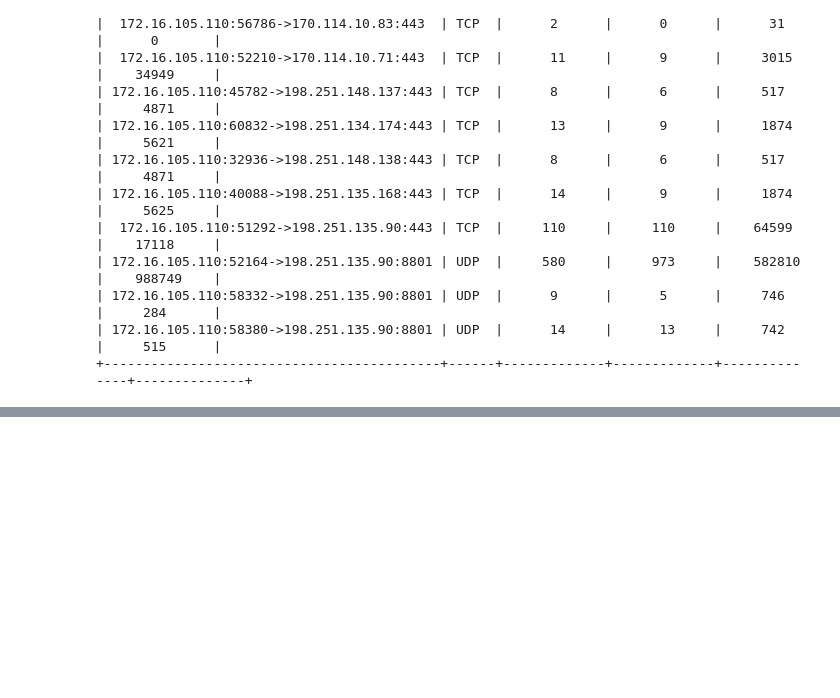
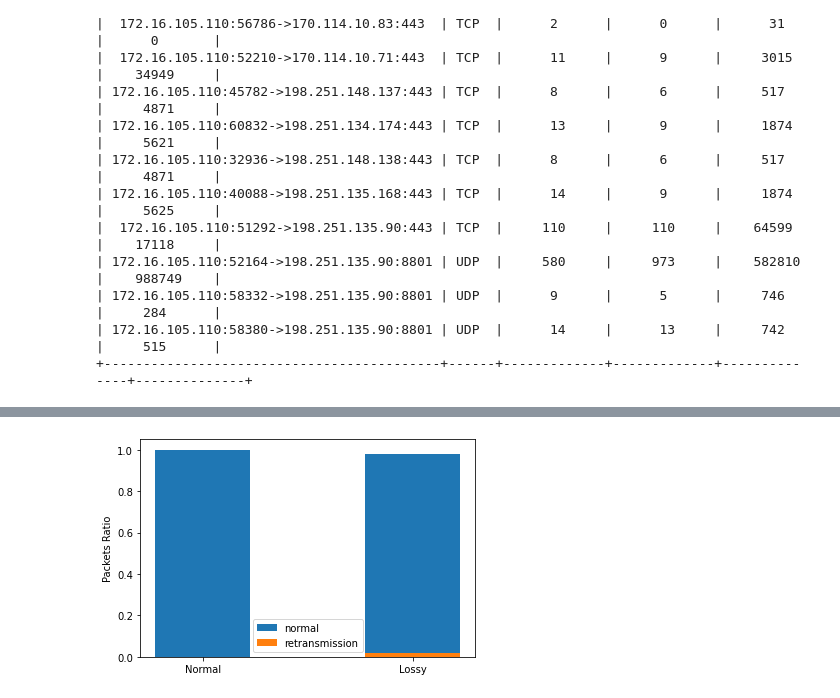
Before and after one commit to AceSix/CS1680-final, a Jupyter notebook: stage_compare.ipynb, the cells around one changed output, grey strips where cells are left out. Saved outputs shown, nothing was run; the diff lists cells and outputs as text; code cells hidden in the pictures; blank space fills up the shorter version.

```diff
--- a/stage_compare.ipynb
+++ b/stage_compare.ipynb
@@ -117,5 +120,5 @@ def get_connections(filename):
 # %%
-get_connections("zoom/zoom_full.pcapng")
+norm = get_connections("zoom/zoom_full.pcapng")
 # %% [output]
 +-------------------------------------------+------+-------------+-------------+--------------+--------------+
 |                 Connection                | Type | Num Pkt H2R | Num Pkt R2H | Len Data H2R | Len Data R2H |
@@ -202,0 +140,2 @@ get_connections("zoom/zoom_turn.pcapng")
+# %%
+lossy = get_connections("zoom/zoom_loss.pcapng")
@@ -202,0 +160,3 @@ get_connections("zoom/zoom_turn.pcapng")
+# %%
+norm_pkts = []
+retrans = []
@@ -202,0 +180,31 @@ get_connections("zoom/zoom_turn.pcapng")
+# %%
+prev_seq = 0
+prev_len = 0
+
+retransmissions = 0
+
+for info in lossy[10]['rcv_packets']:
+    if info['seq']==prev_seq and info['len']==prev_len and info['len']!=0:
+        retransmissions += 1
+    prev_seq = info['seq']
+    prev_len = info['len']
+
+ratio = retransmissions/len(lossy[10]['rcv_packets'])
+norm_pkts.append(1-ratio)
+retrans.append(ratio)
+# %%
+labels = ['Normal', 'Lossy']
+
+width = 0.45
+
+fig, ax = plt.subplots()
+
+ax.bar(labels, norm_pkts, width, label='normal')
+ax.bar(labels, retrans, width, label='retransmission')
+
+ax.set_ylabel('Packets Ratio')
+ax.legend()
+
+plt.show()
+# %% [output]
+[figure, added]
```
Also changed, not shown: parts of 12 cells of this notebook, 17 other files.
